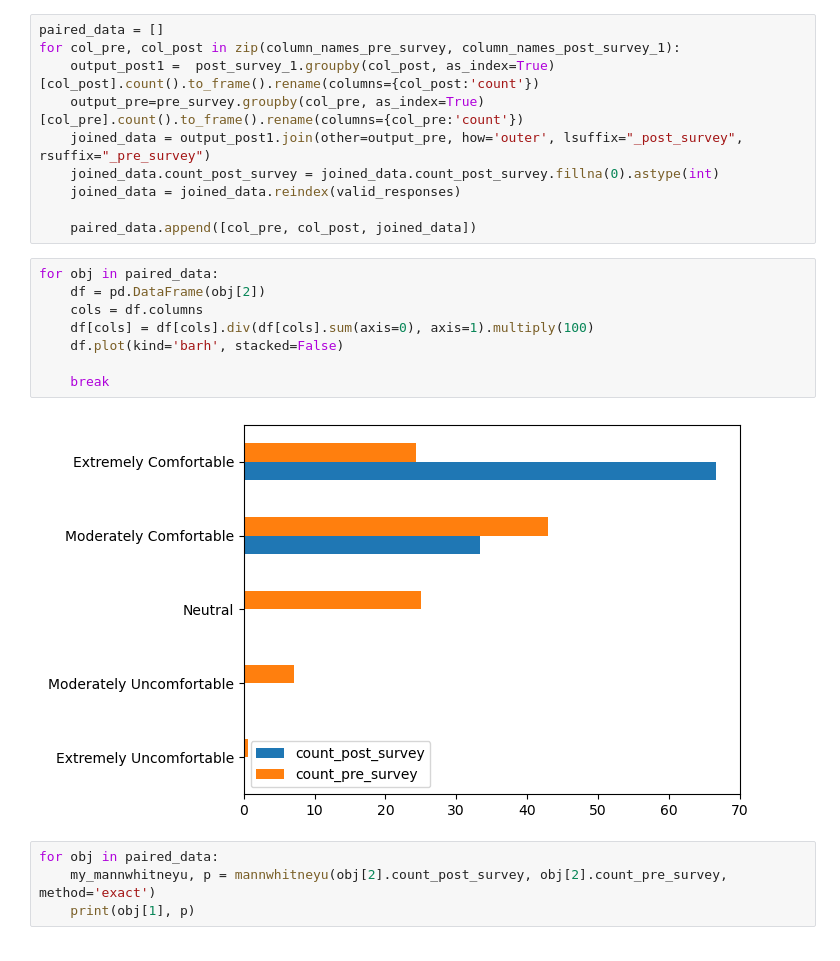
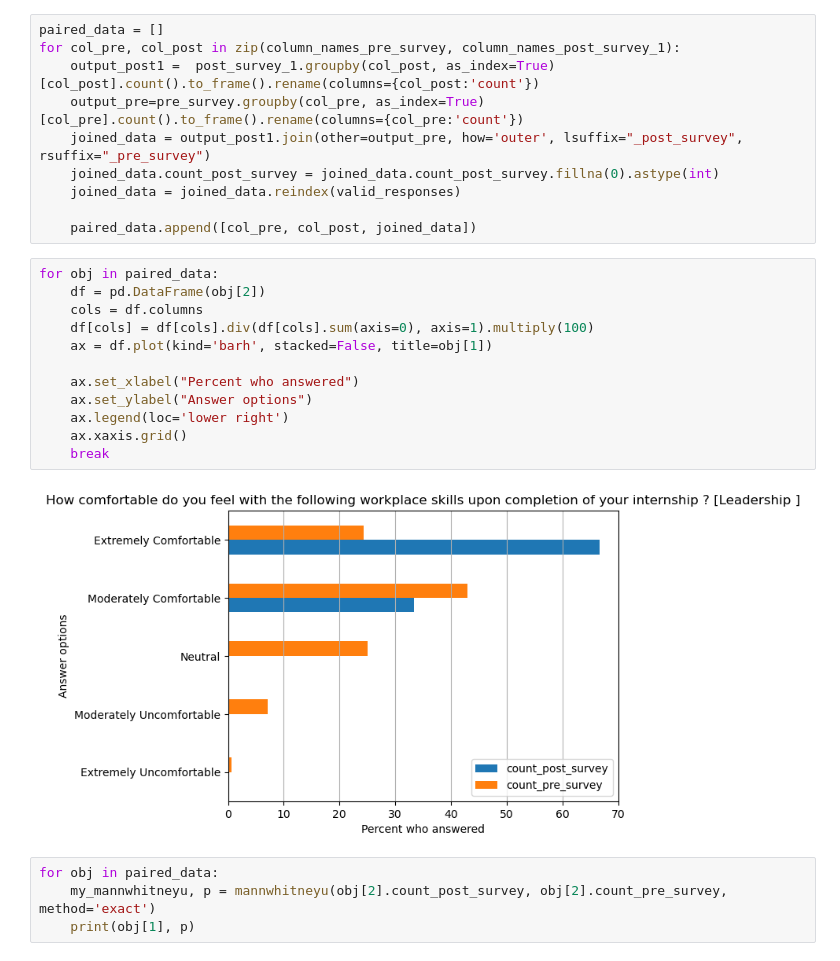
Before and after one commit to sethjmarcus/seth_tiqc, a Jupyter notebook: python/data_visualization.ipynb, the cells around one changed output. Drawn from its saved outputs; the diff is of its cells as text.

```diff
--- a/python/data_visualization.ipynb
+++ b/python/data_visualization.ipynb
@@ -63,13 +63,17 @@ for col_pre, col_post in zip(column_names_pre_survey, column_names_post_survey_1
 # %%
 for obj in paired_data:
     df = pd.DataFrame(obj[2])
     cols = df.columns
     df[cols] = df[cols].div(df[cols].sum(axis=0), axis=1).multiply(100)
-    df.plot(kind='barh', stacked=False)
+    ax = df.plot(kind='barh', stacked=False, title=obj[1])
 
+    ax.set_xlabel("Percent who answered")
+    ax.set_ylabel("Answer options")
+    ax.legend(loc='lower right')
+    ax.xaxis.grid()
     break
 # %% [output]
-[figure, old version]
+[figure, new version]
 # %%
 for obj in paired_data:
     my_mannwhitneyu, p = mannwhitneyu(obj[2].count_post_survey, obj[2].count_pre_survey, method='exact')
```
